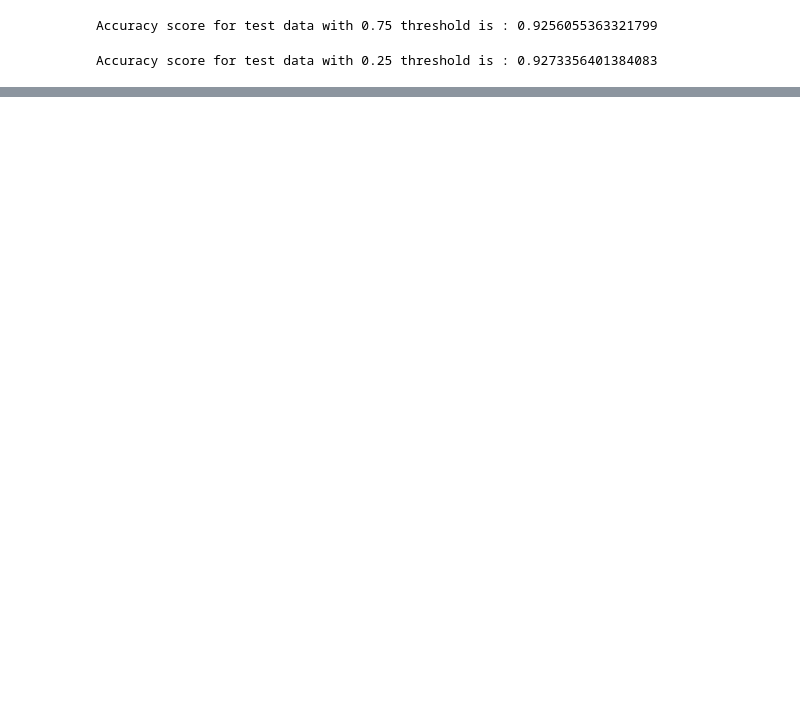
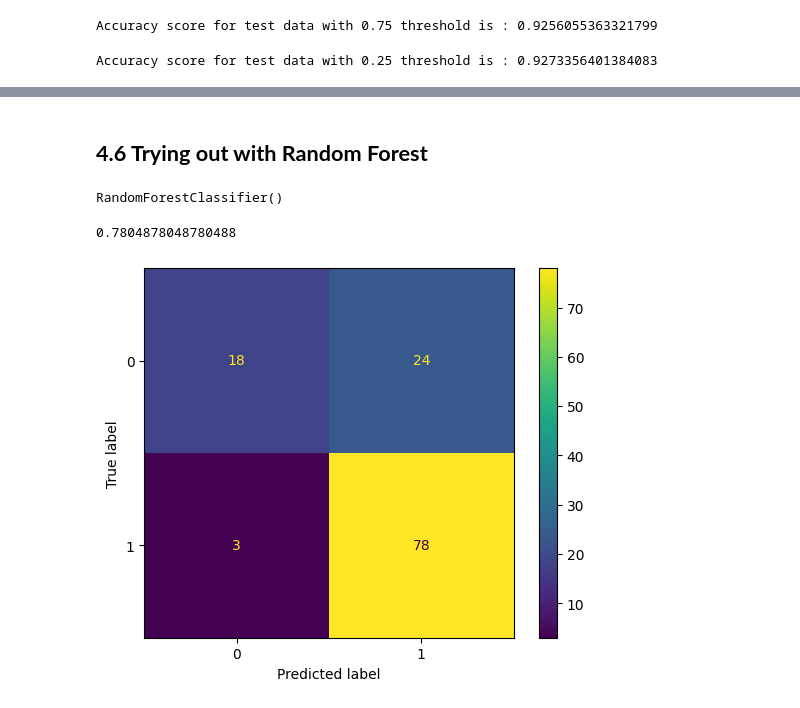
Before and after one commit to Ishankoradia/ML-Concepts-and-Algorithms, a Jupyter notebook: Logistic Regression.ipynb, the cells around one changed output, grey strips where cells are left out. Saved outputs shown, nothing was run; the diff lists cells and outputs as text; code cells hidden in the pictures; blank space fills up the shorter version.

```diff
--- a/Logistic Regression.ipynb
+++ b/Logistic Regression.ipynb
@@ -844,0 +1353,3 @@ from sklearn.metrics import accuracy_score
+# %% [markdown]
+<a name = Section46></a>
+## **4.6 Trying out with Random Forest**
@@ -844,0 +1358,23 @@ from sklearn.metrics import accuracy_score
+# %%
+rf = RandomForestClassifier()
+# %%
+rf.fit(X_train, y_train)
+# %% [output]
+RandomForestClassifier()
+# %%
+y_preds_rf = rf.predict(X_test)
+# %%
+### Accuracy score
+
+accuracy_score(y_test, y_preds_rf)
+# %% [output]
+0.7804878048780488
+# %%
+### Confusion matrix
+
+# cm_lr = confusion_matrix(y_test, y_preds_test)
+# print(cm_lr)
+ConfusionMatrixDisplay.from_predictions(y_test, y_preds_rf)
+plt.show()
+# %% [output]
+[figure, added]
```
Also changed, not shown: parts of 92 cells of this notebook.
